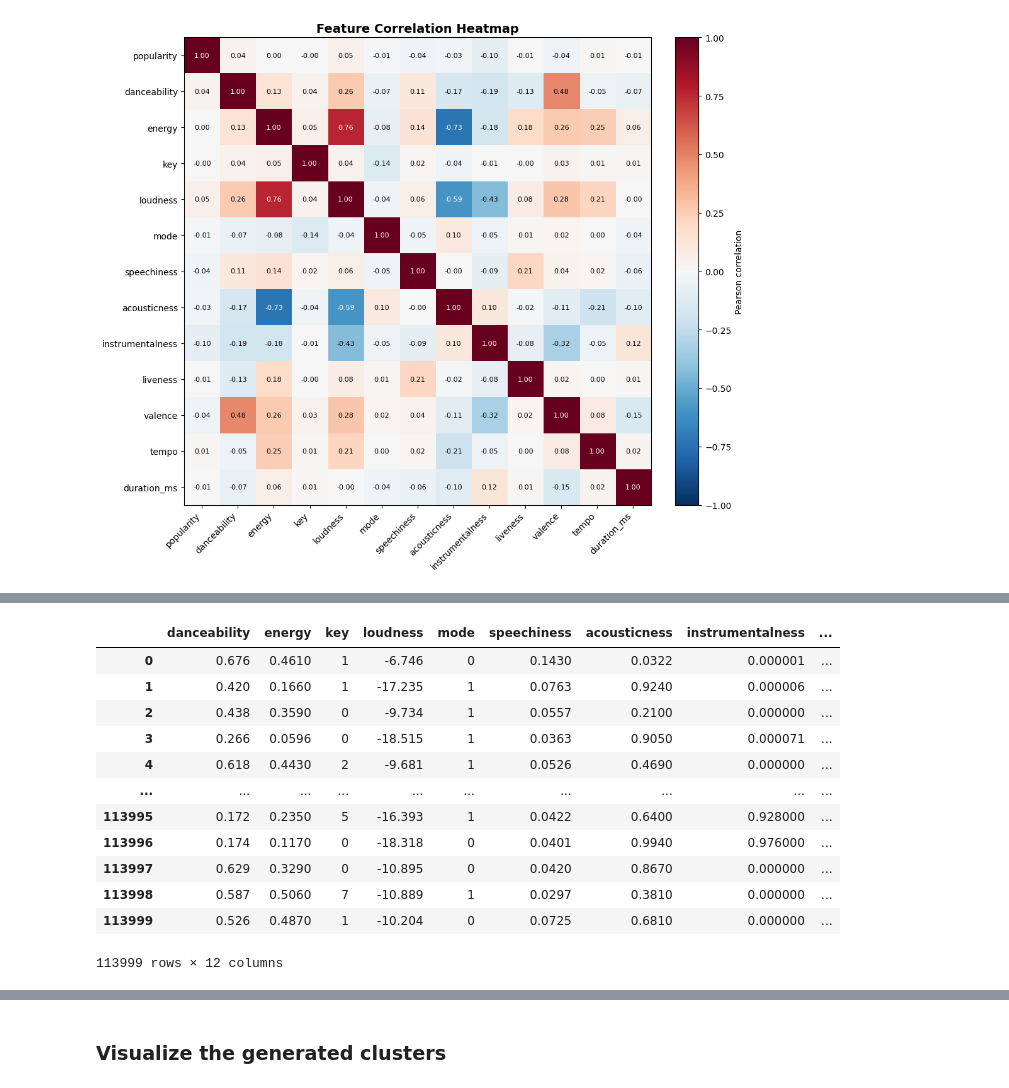
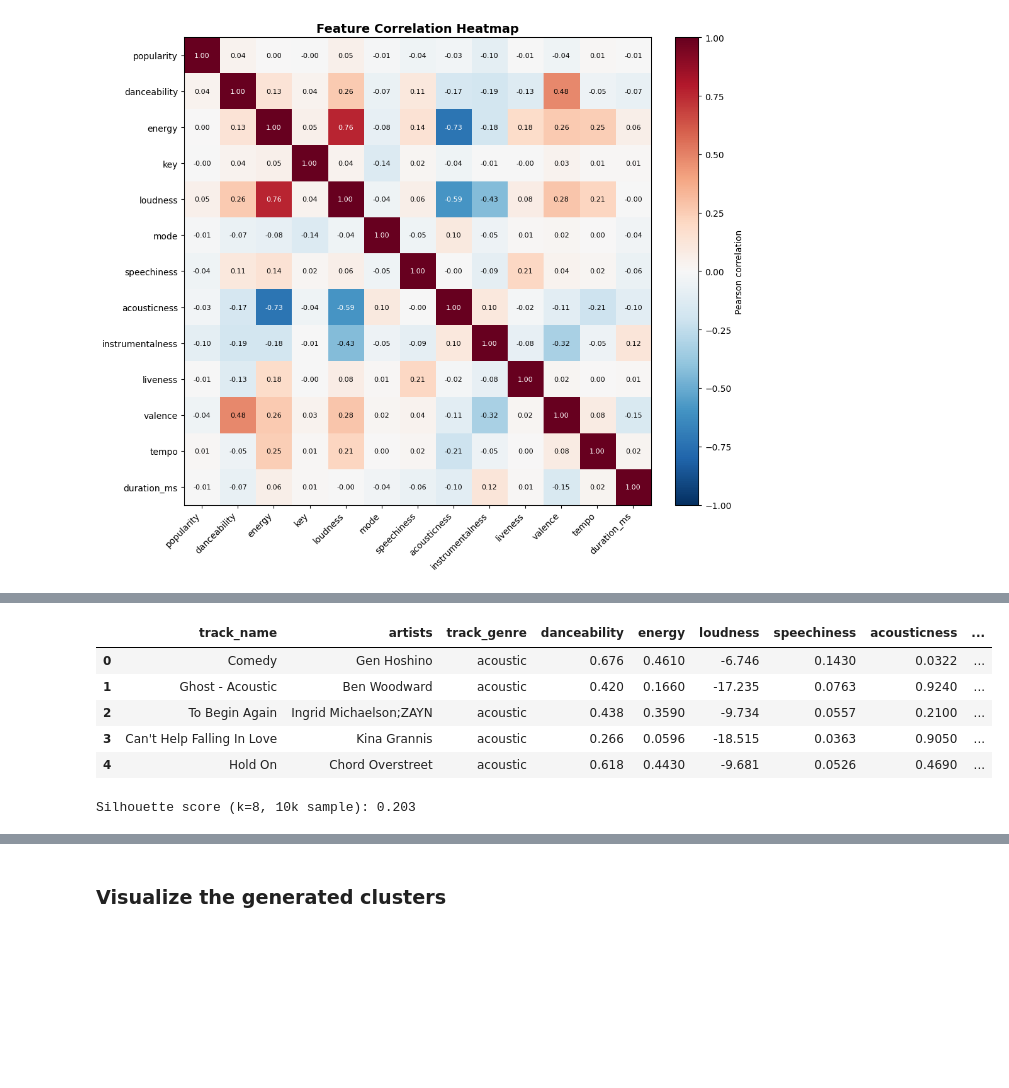
Before and after one commit to 4matic/machine-learning-experiments-in-music, a Jupyter notebook: project0.ipynb, the cells around one changed output, grey strips where cells are left out. Cells and saved outputs as stored; diff of their text form; code cells hidden in the pictures; blank space fills up the shorter version.

```diff
--- a/project0.ipynb
+++ b/project0.ipynb
@@ -218,14 +218,3 @@ plt.tight_layout()
 plt.show()
 # %% [output]
 [figure]
-# %%
-# feature_columns = ['danceability', 'energy', 'key', 'loudness', 'mode', 'speechiness', 'acousticness', 'instrumentalness', 'liveness', 'valence', 'tempo', 'duration_ms']
-feature_columns = ['danceability', 'energy', 'key', 'loudness', 'mode', 'speechiness', 'acousticness', 'instrumentalness', 'liveness', 'valence', 'tempo']
-X = df[feature_columns]
-
-df = df[feature_columns]
-
-scaler = StandardScaler()
-X_scaled = scaler.fit_transform(X)
-
-X_scaled
@@ -245,0 +221,17 @@ array([[ 0.62923855, -0.71714698, -1.21043409, ...,  0.75873531,
+# %%
+# Feature selection for clustering.
+# We keep the audio "character" features and drop `key` and `mode`:
+# the heatmap above shows `key` has ~0 correlation with everything, and both are
+# nominal/cyclical codes (0-11, 0/1) that only add noise to a Euclidean KMeans.
+feature_columns = ['danceability', 'energy', 'loudness', 'speechiness',
+                   'acousticness', 'instrumentalness', 'liveness',
+                   'valence', 'tempo']
+
+# IMPORTANT: keep the full `df` intact (we need track_genre/track_name later to
+# interpret the clusters). Build a separate feature matrix instead of overwriting df.
+X = df[feature_columns]
+
+scaler = StandardScaler()
+X_scaled = scaler.fit_transform(X)
+
+X_scaled
@@ -278,23 +284,19 @@ plt.show()
 # %%
 optimal_k = 8
 kmeans_model = KMeans(n_clusters=optimal_k, random_state=42, n_init=10)
 cluster_labels = kmeans_model.fit_predict(X_scaled)
-clusters = kmeans_model.predict(X_scaled)
+clusters = cluster_labels                      # alias kept for older cells below
 cluster_centers = kmeans_model.cluster_centers_
 
+# Attach labels to the full dataframe so we can profile clusters by audio
+# features AND by metadata (genre, track name) further down.
 df['Cluster'] = cluster_labels
-df
+
+df[['track_name', 'artists', 'track_genre'] + feature_columns + ['Cluster']].head()
 # %% [output]
-|  | danceability | energy | key | loudness | mode | speechiness | acousticness | instrumentalness | ... |
-| 0 | 0.676 | 0.4610 | 1 | -6.746 | 0 | 0.1430 | 0.0322 | 0.000001 | ... |
-| 1 | 0.420 | 0.1660 | 1 | -17.235 | 1 | 0.0763 | 0.9240 | 0.000006 | ... |
-| 2 | 0.438 | 0.3590 | 0 | -9.734 | 1 | 0.0557 | 0.2100 | 0.000000 | ... |
-| 3 | 0.266 | 0.0596 | 0 | -18.515 | 1 | 0.0363 | 0.9050 | 0.000071 | ... |
-| 4 | 0.618 | 0.4430 | 2 | -9.681 | 1 | 0.0526 | 0.4690 | 0.000000 | ... |
-| ... | ... | ... | ... | ... | ... | ... | ... | ... | ... |
-| 113995 | 0.172 | 0.2350 | 5 | -16.393 | 1 | 0.0422 | 0.6400 | 0.928000 | ... |
-| 113996 | 0.174 | 0.1170 | 0 | -18.318 | 0 | 0.0401 | 0.9940 | 0.976000 | ... |
-| 113997 | 0.629 | 0.3290 | 0 | -10.895 | 0 | 0.0420 | 0.8670 | 0.000000 | ... |
-| 113998 | 0.587 | 0.5060 | 7 | -10.889 | 1 | 0.0297 | 0.3810 | 0.000000 | ... |
-| 113999 | 0.526 | 0.4870 | 1 | -10.204 | 0 | 0.0725 | 0.6810 | 0.000000 | ... |
+|  | track_name | artists | track_genre | danceability | energy | loudness | speechiness | acousticness | ... |
+| 0 | Comedy | Gen Hoshino | acoustic | 0.676 | 0.4610 | -6.746 | 0.1430 | 0.0322 | ... |
+| 1 | Ghost - Acoustic | Ben Woodward | acoustic | 0.420 | 0.1660 | -17.235 | 0.0763 | 0.9240 | ... |
+| 2 | To Begin Again | Ingrid Michaelson;ZAYN | acoustic | 0.438 | 0.3590 | -9.734 | 0.0557 | 0.2100 | ... |
+| 3 | Can't Help Falling In Love | Kina Grannis | acoustic | 0.266 | 0.0596 | -18.515 | 0.0363 | 0.9050 | ... |
+| 4 | Hold On | Chord Overstreet | acoustic | 0.618 | 0.4430 | -9.681 | 0.0526 | 0.4690 | ... |
-113999 rows × 12 columns
@@ -303,0 +303,10 @@ df
+# %%
+# Silhouette score on a random sample (the full 114k is too slow for silhouette).
+# Closer to 1 = well-separated clusters; near 0 = overlapping.
+import numpy as np
+rng = np.random.RandomState(42)
+sample_idx = rng.choice(len(X_scaled), size=10000, replace=False)
+sil = silhouette_score(X_scaled[sample_idx], cluster_labels[sample_idx])
+print(f"Silhouette score (k={optimal_k}, 10k sample): {sil:.3f}")
+# %% [output]
+Silhouette score (k=8, 10k sample): 0.203
```
Also changed, not shown: parts of 12 cells of this notebook.
